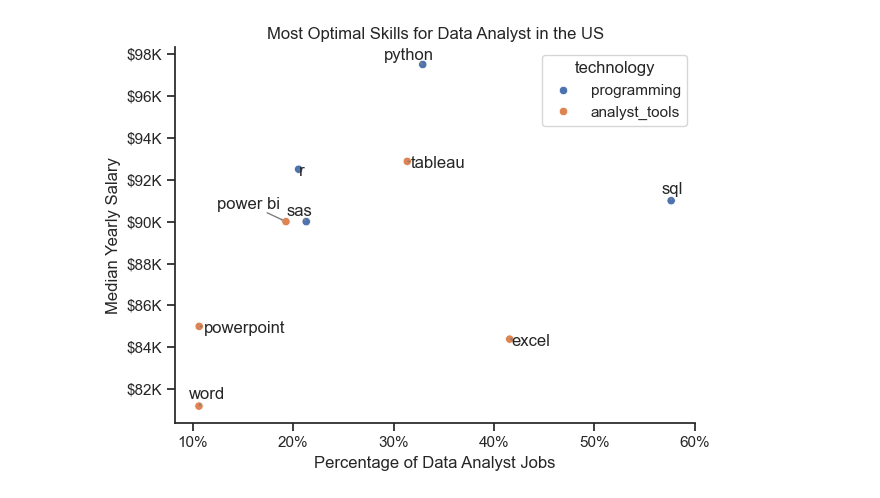
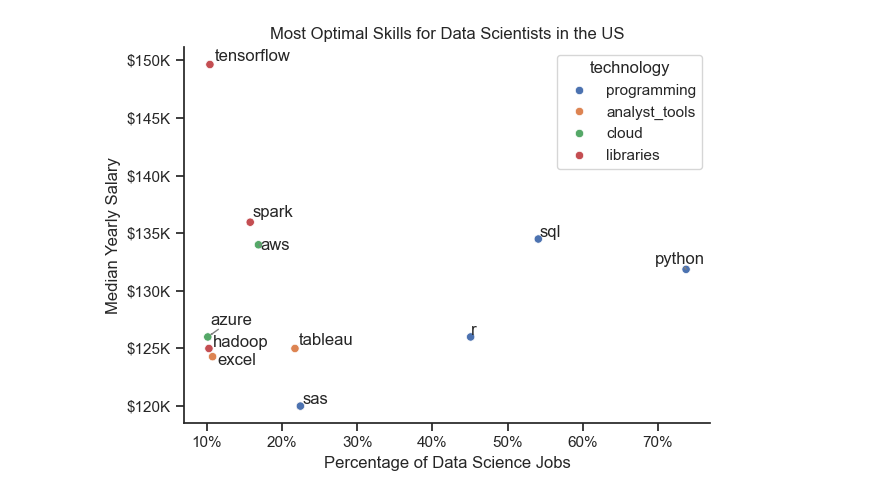
Before and after one commit to AdeS-YourDataBabe/python_project, a Jupyter notebook: 3_project/5_optimal_skills.ipynb, the cells around one changed output. Cells and saved outputs as stored; diff of their text form; code cells hidden in the pictures.

```diff
--- a/3_project/5_optimal_skills.ipynb
+++ b/3_project/5_optimal_skills.ipynb
@@ -19,8 +19,8 @@ df_DA_US = df[(df['job_title_short'] == 'Data Analyst') & (df['job_country'] ==
 # %%
-df_DA_US = df_DA_US.dropna(subset = ['salary_year_avg'])
+df_DS_US = df_DS_US.dropna(subset = ['salary_year_avg'])
 
-df_DA_US_exploded = df_DA_US.explode('job_skills')
+df_DS_US_exploded = df_DS_US.explode('job_skills')
 
-df_DA_US_exploded[['salary_year_avg','job_skills']]
+df_DS_US_exploded[['salary_year_avg','job_skills']]
 # %% [output]
 |  | salary_year_avg | job_skills |
@@ -39,17 +39,17 @@ df_DA_US_exploded[['salary_year_avg','job_skills']]
 # %%
-df_DA_skills = df_DA_US_exploded.groupby('job_skills')['salary_year_avg'].agg(['count', 'median']).sort_values(by = 'count', ascending= False)
+df_DS_skills = df_DS_US_exploded.groupby('job_skills')['salary_year_avg'].agg(['count', 'median']).sort_values(by = 'count', ascending= False)
 
-df_DA_skills = df_DA_skills.rename(columns = {'count': 'skill_count', 'median': 'median_salary'})
+df_DS_skills = df_DS_skills.rename(columns = {'count': 'skill_count', 'median': 'median_salary'})
 
-DA_job_count = len(df_DA_US)
+DA_job_count = len(df_DS_US)
 
-df_DA_skills['skills_percent'] = df_DA_skills['skill_count'] / DA_job_count * 100
+df_DS_skills['skills_percent'] = df_DS_skills['skill_count'] / DA_job_count * 100
 
 skill_percent = 10
 
-df_DA_skills_high_demand = df_DA_skills[df_DA_skills['skills_percent'] > skill_percent]
+df_DS_skills_high_demand = df_DS_skills[df_DS_skills['skills_percent'] > skill_percent]
 
-df_DA_skills_high_demand
+df_DS_skills_high_demand
 # %% [output]
 |  | skill_count | median_salary | skills_percent |
 | job_skills |  |  |  |
@@ -65,18 +67,18 @@ df_DA_skills_high_demand
 # %%
 from adjustText import adjust_text
 
-df_DA_skills_high_demand.plot(kind = 'scatter', x = 'skills_percent', y = 'median_salary')
+df_DS_skills_high_demand.plot(kind = 'scatter', x = 'skills_percent', y = 'median_salary')
 
 #prepare texts for adjustments
 texts = []
-for i, txt in enumerate(df_DA_skills_high_demand.index):
-    texts.append(plt.text(df_DA_skills_high_demand['skills_percent'].iloc[i], df_DA_skills_high_demand['median_salary'].iloc[i], txt))
+for i, txt in enumerate(df_DS_skills_high_demand.index):
+    texts.append(plt.text(df_DS_skills_high_demand['skills_percent'].iloc[i], df_DS_skills_high_demand['median_salary'].iloc[i], txt))
 
 #adjust texts to avoid overlap
 adjust_text(texts, arrowprops=dict(arrowstyle = '->', color='gray'))
 
-plt.title(f'Most Optimal Skills for Data Analyst in the US')
-plt.xlabel('Percentage of Data Analyst Jobs')
+plt.title(f'Most Optimal Skills for Data Scientist in the US')
+plt.xlabel('Percentage of Data Science Jobs')
 plt.ylabel('Median Yearly Salary')
 
 from matplotlib.ticker import PercentFormatter
@@ -152,39 +154,41 @@ df_technology
 256 rows × 2 columns
 # %%
-df_plot = df_DA_skills_high_demand.merge(df_technology, left_on= 'job_skills', right_on = 'skills')
+df_plot = df_DS_skills_high_demand.merge(df_technology, left_on= 'job_skills', right_on = 'skills')
 # %%
 from adjustText import adjust_text
 
 #df_DA_skills_high_demand.plot(kind = 'scatter', x = 'skills_percent', y = 'median_salary')
 sns.scatterplot(
     data = df_plot,
     x = 'skills_percent',
     y = 'median_salary',
     hue = 'technology'
 )
 
 sns.despine()
 sns.set_theme(style = 'ticks')
 #prepare texts for adjustments
 texts = []
-for i, txt in enumerate(df_DA_skills_high_demand.index):
-    texts.append(plt.text(df_DA_skills_high_demand['skills_percent'].iloc[i], df_DA_skills_high_demand['median_salary'].iloc[i], txt, ha='right' if i % 2 == 0 else 'left',  # Alternate alignment
-    va='bottom' if i % 2 == 0 else 'top'))
+for i, txt in enumerate(df_DS_skills_high_demand.index):
+    texts.append(plt.text(df_DS_skills_high_demand['skills_percent'].iloc[i], df_DS_skills_high_demand['median_salary'].iloc[i], txt))
+
+    # ha='right' if i % 2 == 0 else 'left',  # Alternate alignment
+    # va='bottom' if i % 2 == 0 else 'top'
 
 #adjust texts to avoid overlap
 adjust_text(texts, arrowprops=dict(arrowstyle = '->', color='gray'))
 
-plt.title(f'Most Optimal Skills for Data Analyst in the US')
-plt.xlabel('Percentage of Data Analyst Jobs')
+plt.title(f'Most Optimal Skills for Data Scientists in the US')
+plt.xlabel('Percentage of Data Science Jobs')
 plt.ylabel('Median Yearly Salary')
 
 from matplotlib.ticker import PercentFormatter
 ax = plt.gca()
 ax.yaxis.set_major_formatter(plt.FuncFormatter(lambda y, pos: f'${int(y/1000)}K'))
 ax.xaxis.set_major_formatter(PercentFormatter(decimals = 0))
 
 #Adjust layout and display plot
 plt.tight_layout()
 plt.show()
 # %% [output]
-[figure, old version]
+[figure, new version]
```
Also changed, not shown: parts of 6 cells of this notebook, 36 other files.
